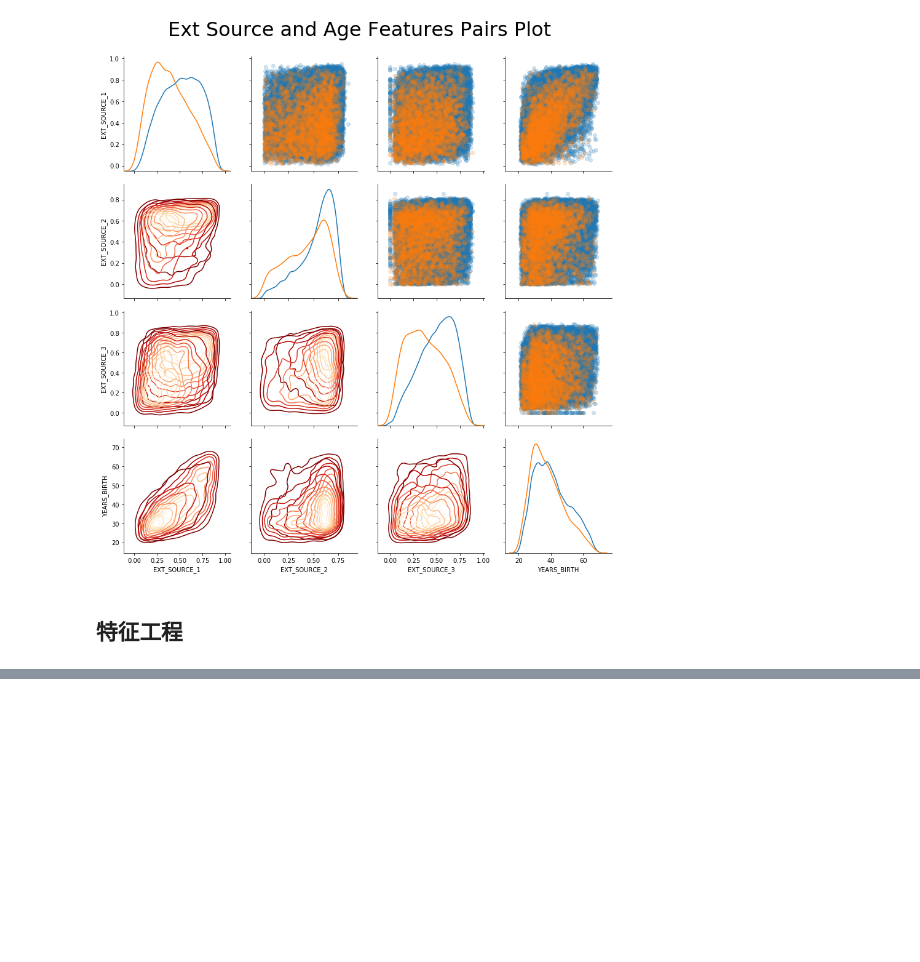
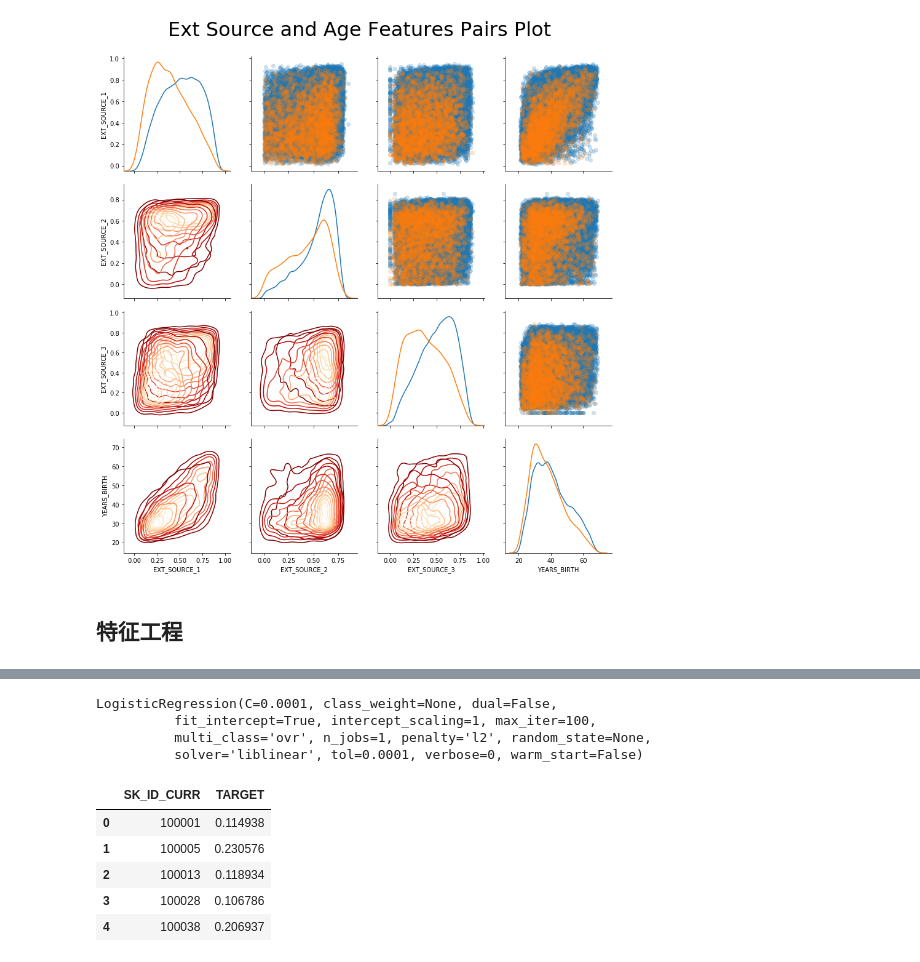
Before and after one commit to FritzFu/kaggle_homecredit, a Jupyter notebook: homecredit.ipynb, the cells around one changed output, grey strips where cells are left out. Cells and saved outputs as stored; diff of their text form; code cells hidden in the pictures; blank space fills up the shorter version.

```diff
--- a/homecredit.ipynb
+++ b/homecredit.ipynb
@@ -281,0 +348,20 @@ plt.suptitle('Ext Source and Age Features Pairs Plot', size = 32, y = 1.05);
+# %%
+# Put test features into dataframe
+poly_features_test = pd.DataFrame(poly_features_test,
+                                  columns = poly_transformer.get_feature_names(['EXT_SOURCE_1', 'EXT_SOURCE_2',
+                                                                                'EXT_SOURCE_3', 'DAYS_BIRTH']))
+
+# Merge polynomial features into training dataframe
+poly_features['SK_ID_CURR'] = app_train['SK_ID_CURR']
+app_train_poly = app_train.merge(poly_features, on = 'SK_ID_CURR', how = 'left')
+
+# Merge polnomial features into testing dataframe
+poly_features_test['SK_ID_CURR'] = app_test['SK_ID_CURR']
+app_test_poly = app_test.merge(poly_features_test, on = 'SK_ID_CURR', how = 'left')
+
+# Align the dataframes
+app_train_poly, app_test_poly = app_train_poly.align(app_test_poly, join = 'inner', axis = 1)
+
+# Print out the new shapes
+print('Training data with polynomial features shape: ', app_train_poly.shape)
+print('Testing data with polynomial features shape:  ', app_test_poly.shape)
@@ -281,0 +428,30 @@ plt.suptitle('Ext Source and Age Features Pairs Plot', size = 32, y = 1.05);
+# %%
+from sklearn.linear_model import LogisticRegression
+
+# Make the model with the specified regularization parameter
+log_reg = LogisticRegression(C = 0.0001)
+
+# Train on the training data
+log_reg.fit(train, train_labels)
+# %% [output]
+LogisticRegression(C=0.0001, class_weight=None, dual=False,
+          fit_intercept=True, intercept_scaling=1, max_iter=100,
+          multi_class='ovr', n_jobs=1, penalty='l2', random_state=None,
+          solver='liblinear', tol=0.0001, verbose=0, warm_start=False)
+# %%
+# Make predictions
+# Make sure to select the second column only
+log_reg_pred = log_reg.predict_proba(test)[:, 1]
+# %%
+# Submission dataframe
+submit = app_test[['SK_ID_CURR']]
+submit['TARGET'] = log_reg_pred
+
+submit.head()
+# %% [output]
+|  | SK_ID_CURR | TARGET |
+| 0 | 100001 | 0.114938 |
+| 1 | 100005 | 0.230576 |
+| 2 | 100013 | 0.118934 |
+| 3 | 100028 | 0.106786 |
+| 4 | 100038 | 0.206937 |
```
Also changed, not shown: parts of 15 cells of this notebook, 1 other file.
